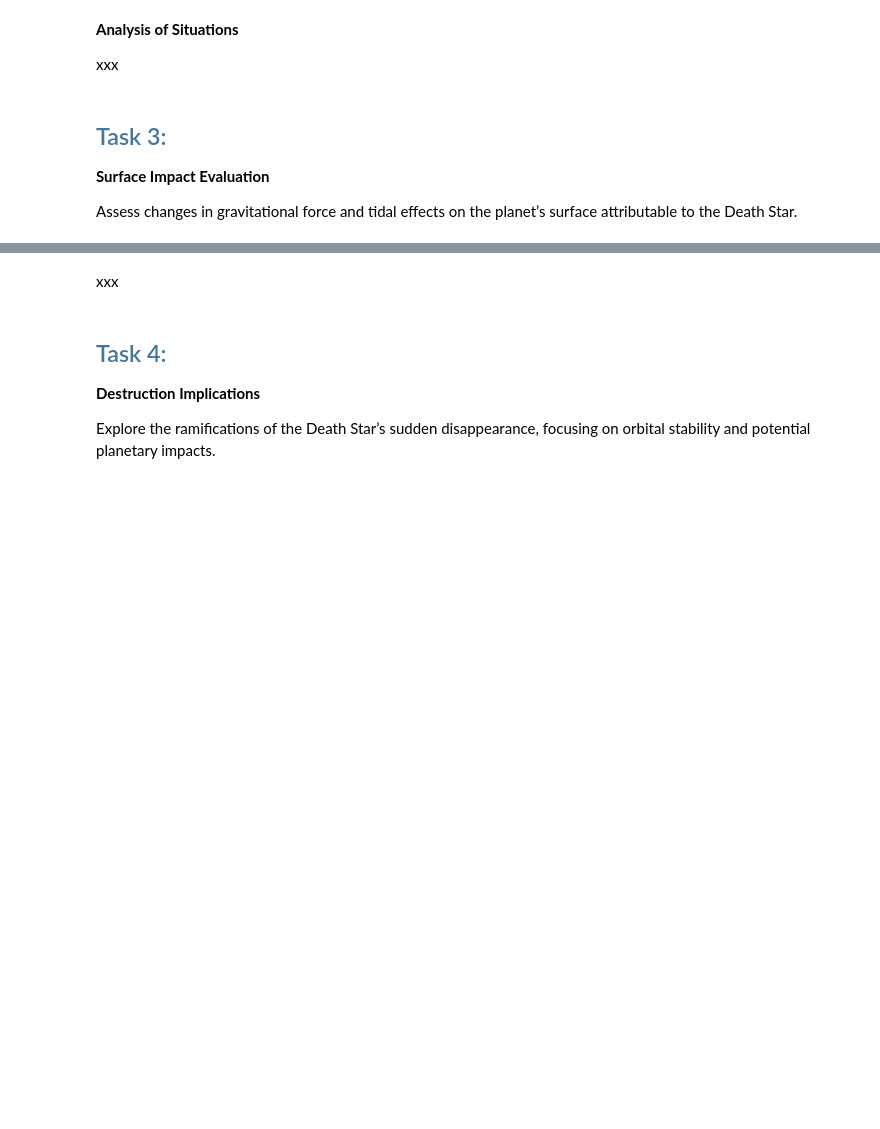
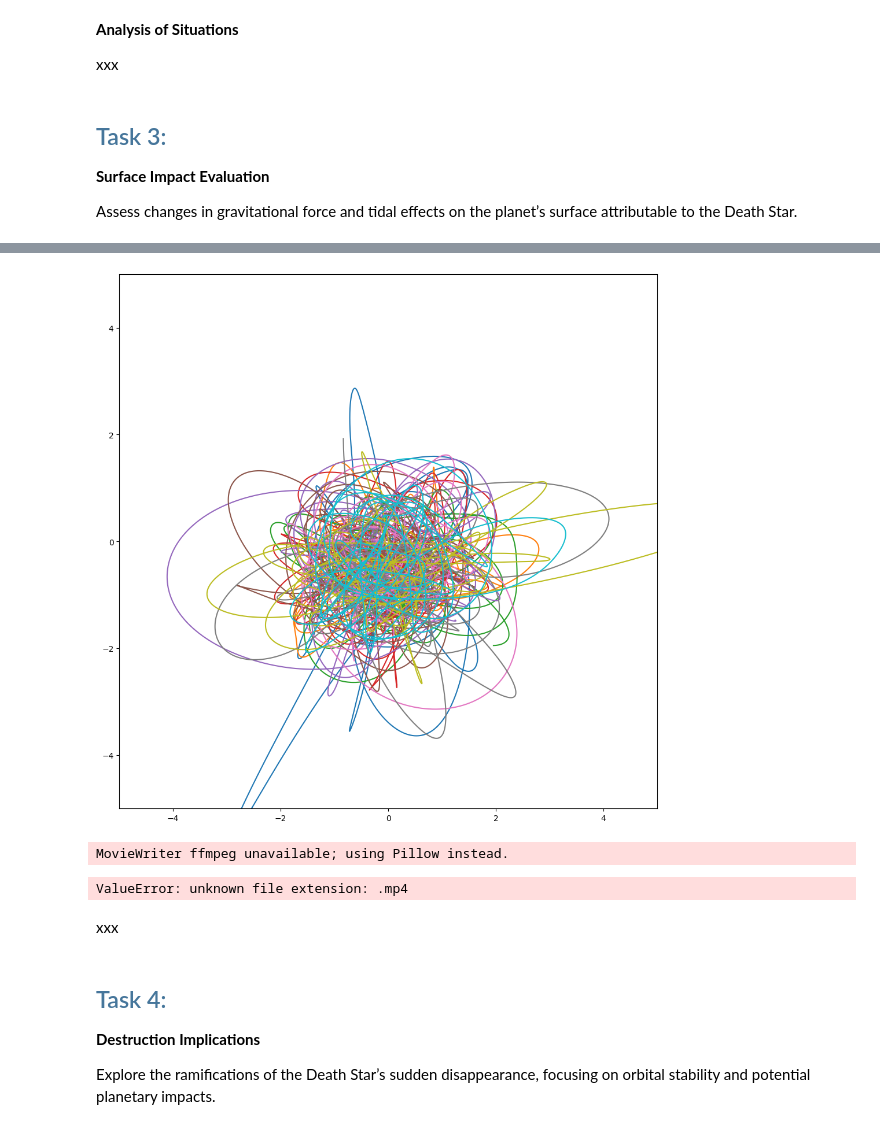
Before and after one commit to Py4Phy/final-2024-the-skywalkers, a Jupyter notebook: Work/final_project.ipynb, the cells around one changed output, grey strips where cells are left out. Cells and saved outputs as stored; diff of their text form; code cells hidden in the pictures; blank space fills up the shorter version.

```diff
--- a/Work/final_project.ipynb
+++ b/Work/final_project.ipynb
@@ -73,3 +118,34 @@ xxx
+# %%
+plt. figure(figsize=(12,12))
+for i in range(n) :
+    x= r[:,i,0]
+    y = r[:,i,1]
+    plt.plot(x,y)
+plt.xlim([-5,5])
+plt. ylim([-5,5])
+plt.show()
+# %% [output]
+[figure, added]
+# %%
+from celluloid import Camera
+from IPython.display import HTML
+
+fig = plt.figure(figsize=(8,8))
+camera = Camera(fig)
+plt.xlim([-10,10])
+plt.ylim([-10,10])
+num_steps = len(t) -1
+skip = 50 # Only includes every 50th time step
+for i in range (10, num_steps, skip):
+    for j in range(n):
+        plt.plot(r[i-10:i,j,0],r[i-10:i,j,1],'.')
+    camera.snap()
+animation = camera.animate(interval=10)
+plt.close()
+animation.save('animation.mp4')
+# %% [output]
+MovieWriter ffmpeg unavailable; using Pillow instead.
+ValueError: unknown file extension: .mp4
 # %% [markdown]
 xxx
 # %% [markdown]
```
Also changed, not shown: parts of 2 cells of this notebook, 3 other files.
